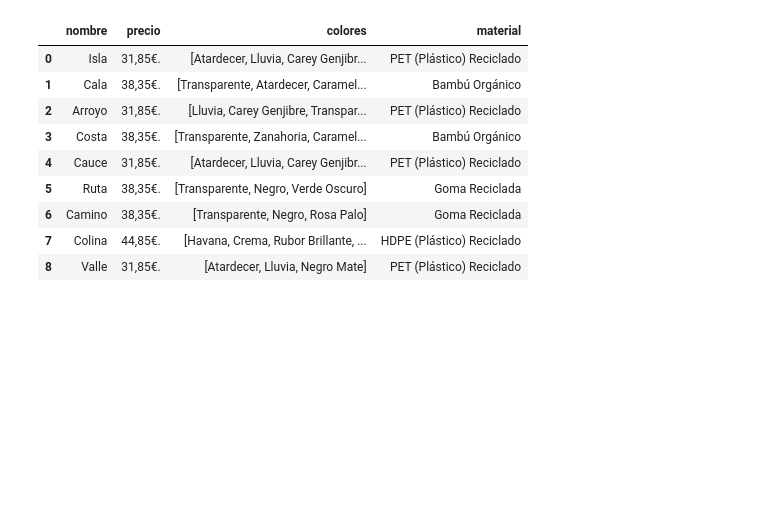
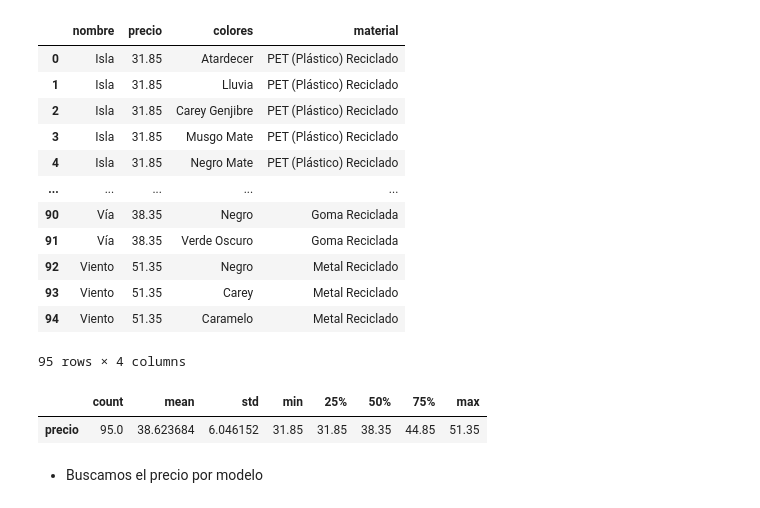
Before and after one commit to Ivan-BV/Proyecto-Minimalism, a Jupyter notebook: notebooks/scraping_parafina.ipynb, the cells around one changed output. Drawn from its saved outputs; the diff is of its cells as text; code cells hidden in the pictures; blank space fills up the shorter version.

```diff
--- a/notebooks/scraping_parafina.ipynb
+++ b/notebooks/scraping_parafina.ipynb
@@ -74,13 +153,30 @@ Material producto:  PET (Plástico) Reciclado
-# %%
-pd.DataFrame(dic_parafina)
-# %% [output]
-|  | nombre | precio | colores | material |
-| 0 | Isla | 31,85€. | [Atardecer, Lluvia, Carey Genjibr... | PET (Plástico) Reciclado |
-| 1 | Cala | 38,35€. | [Transparente, Atardecer, Caramel... | Bambú Orgánico |
-| 2 | Arroyo | 31,85€. | [Lluvia, Carey Genjibre, Transpar... | PET (Plástico) Reciclado |
-| 3 | Costa | 38,35€. | [Transparente, Zanahoria, Caramel... | Bambú Orgánico |
-| 4 | Cauce | 31,85€. | [Atardecer, Lluvia, Carey Genjibr... | PET (Plástico) Reciclado |
-| 5 | Ruta | 38,35€. | [Transparente, Negro, Verde Oscuro] | Goma Reciclada |
-| 6 | Camino | 38,35€. | [Transparente, Negro, Rosa Palo] | Goma Reciclada |
-| 7 | Colina | 44,85€. | [Havana, Crema, Rubor Brillante, ... | HDPE (Plástico) Reciclado |
-| 8 | Valle | 31,85€. | [Atardecer, Lluvia, Negro Mate] | PET (Plástico) Reciclado |
+# %%
+df_parafina = pd.DataFrame(dic_parafina)
+df_parafina_final = df_parafina.explode('colores', ignore_index=True)
+df_parafina_final["precio"] = df_parafina_final["precio"].str.replace("€.", "")
+df_parafina_final["precio"] = df_parafina_final["precio"].str.replace(",", ".").astype(float)
+
+df_parafina_final.to_csv("../datos/df_parafina_final.csv")
+# %%
+df_parafina_final
+# %% [output]
+|  | nombre | precio | colores | material |
+| 0 | Isla | 31.85 | Atardecer | PET (Plástico) Reciclado |
+| 1 | Isla | 31.85 | Lluvia | PET (Plástico) Reciclado |
+| 2 | Isla | 31.85 | Carey Genjibre | PET (Plástico) Reciclado |
+| 3 | Isla | 31.85 | Musgo Mate | PET (Plástico) Reciclado |
+| 4 | Isla | 31.85 | Negro Mate | PET (Plástico) Reciclado |
+| ... | ... | ... | ... | ... |
+| 90 | Vía | 38.35 | Negro | Goma Reciclada |
+| 91 | Vía | 38.35 | Verde Oscuro | Goma Reciclada |
+| 92 | Viento | 51.35 | Negro | Metal Reciclado |
+| 93 | Viento | 51.35 | Carey | Metal Reciclado |
+| 94 | Viento | 51.35 | Caramelo | Metal Reciclado |
+95 rows × 4 columns
+# %%
+df_parafina_final.describe().T
+# %% [output]
+|  | count | mean | std | min | 25% | 50% | 75% | max |
+| precio | 95.0 | 38.623684 | 6.046152 | 31.85 | 31.85 | 38.35 | 44.85 | 51.35 |
+# %% [markdown]
+- Buscamos el precio por modelo
```
Also changed, not shown: parts of 7 cells of this notebook, 1 other file.
